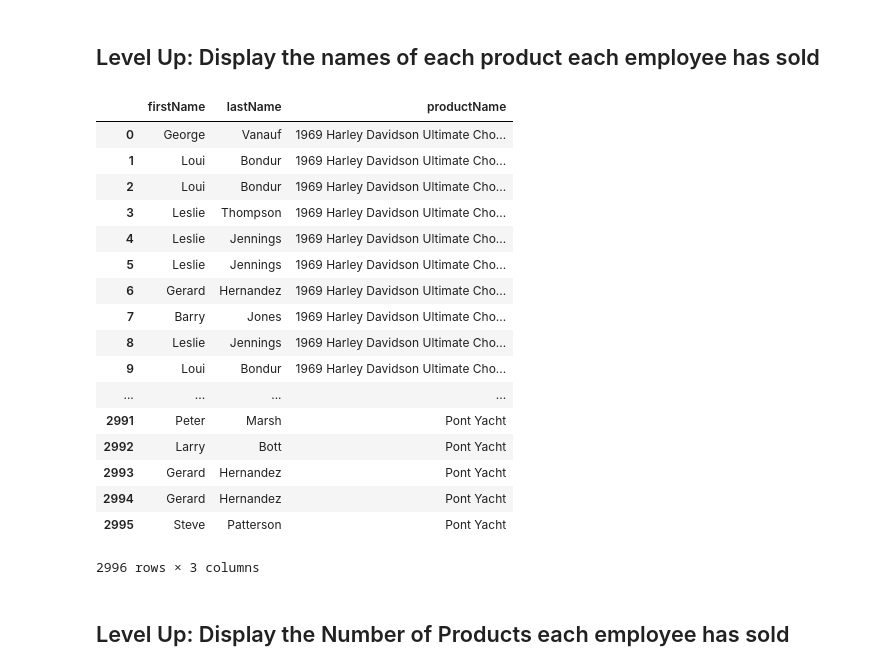
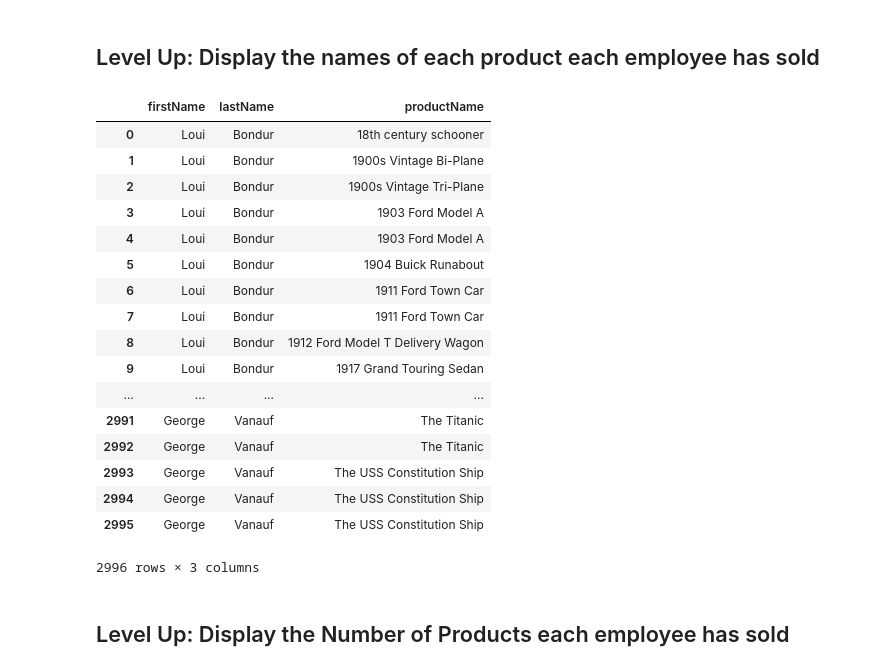
Before and after one commit to bgilroy26/dsc-join-statements-lab-nyc-ds-071519, a Jupyter notebook: index.ipynb, the cells around one changed output. Saved outputs shown, nothing was run; the diff lists cells and outputs as text; code cells hidden in the pictures.

```diff
--- a/index.ipynb
+++ b/index.ipynb
@@ -150,33 +150,33 @@ df
 # %%
 # Your code here
 c.execute("""SELECT e.firstName, e.lastName, p.productName
 FROM products p
 JOIN orderDetails od ON p.productCode = od.productCode
 JOIN orders o on od.orderNumber = o.orderNumber
 JOIN customers c on o.customerNumber = c.customerNumber
 JOIN employees e on c.salesRepEmployeeNumber = e.employeeNumber
-;""")
+ORDER BY e.lastName, e.firstName, p.productName;""")
 df = pd.DataFrame(c.fetchall())
 df.columns = [column[0] for column in c.description]
 df
 # %% [output]
 |  | firstName | lastName | productName |
-| 0 | George | Vanauf | 1969 Harley Davidson Ultimate Cho... |
-| 1 | Loui | Bondur | 1969 Harley Davidson Ultimate Cho... |
-| 2 | Loui | Bondur | 1969 Harley Davidson Ultimate Cho... |
-| 3 | Leslie | Thompson | 1969 Harley Davidson Ultimate Cho... |
-| 4 | Leslie | Jennings | 1969 Harley Davidson Ultimate Cho... |
-| 5 | Leslie | Jennings | 1969 Harley Davidson Ultimate Cho... |
-| 6 | Gerard | Hernandez | 1969 Harley Davidson Ultimate Cho... |
-| 7 | Barry | Jones | 1969 Harley Davidson Ultimate Cho... |
-| 8 | Leslie | Jennings | 1969 Harley Davidson Ultimate Cho... |
-| 9 | Loui | Bondur | 1969 Harley Davidson Ultimate Cho... |
+| 0 | Loui | Bondur | 18th century schooner |
+| 1 | Loui | Bondur | 1900s Vintage Bi-Plane |
+| 2 | Loui | Bondur | 1900s Vintage Tri-Plane |
+| 3 | Loui | Bondur | 1903 Ford Model A |
+| 4 | Loui | Bondur | 1903 Ford Model A |
+| 5 | Loui | Bondur | 1904 Buick Runabout |
+| 6 | Loui | Bondur | 1911 Ford Town Car |
+| 7 | Loui | Bondur | 1911 Ford Town Car |
+| 8 | Loui | Bondur | 1912 Ford Model T Delivery Wagon |
+| 9 | Loui | Bondur | 1917 Grand Touring Sedan |
 | ... | ... | ... | ... |
-| 2991 | Peter | Marsh | Pont Yacht |
-| 2992 | Larry | Bott | Pont Yacht |
-| 2993 | Gerard | Hernandez | Pont Yacht |
-| 2994 | Gerard | Hernandez | Pont Yacht |
-| 2995 | Steve | Patterson | Pont Yacht |
+| 2991 | George | Vanauf | The Titanic |
+| 2992 | George | Vanauf | The Titanic |
+| 2993 | George | Vanauf | The USS Constitution Ship |
+| 2994 | George | Vanauf | The USS Constitution Ship |
+| 2995 | George | Vanauf | The USS Constitution Ship |
 2996 rows × 3 columns
 # %% [markdown]
 ## Level Up: Display the Number of Products each employee has sold
```
